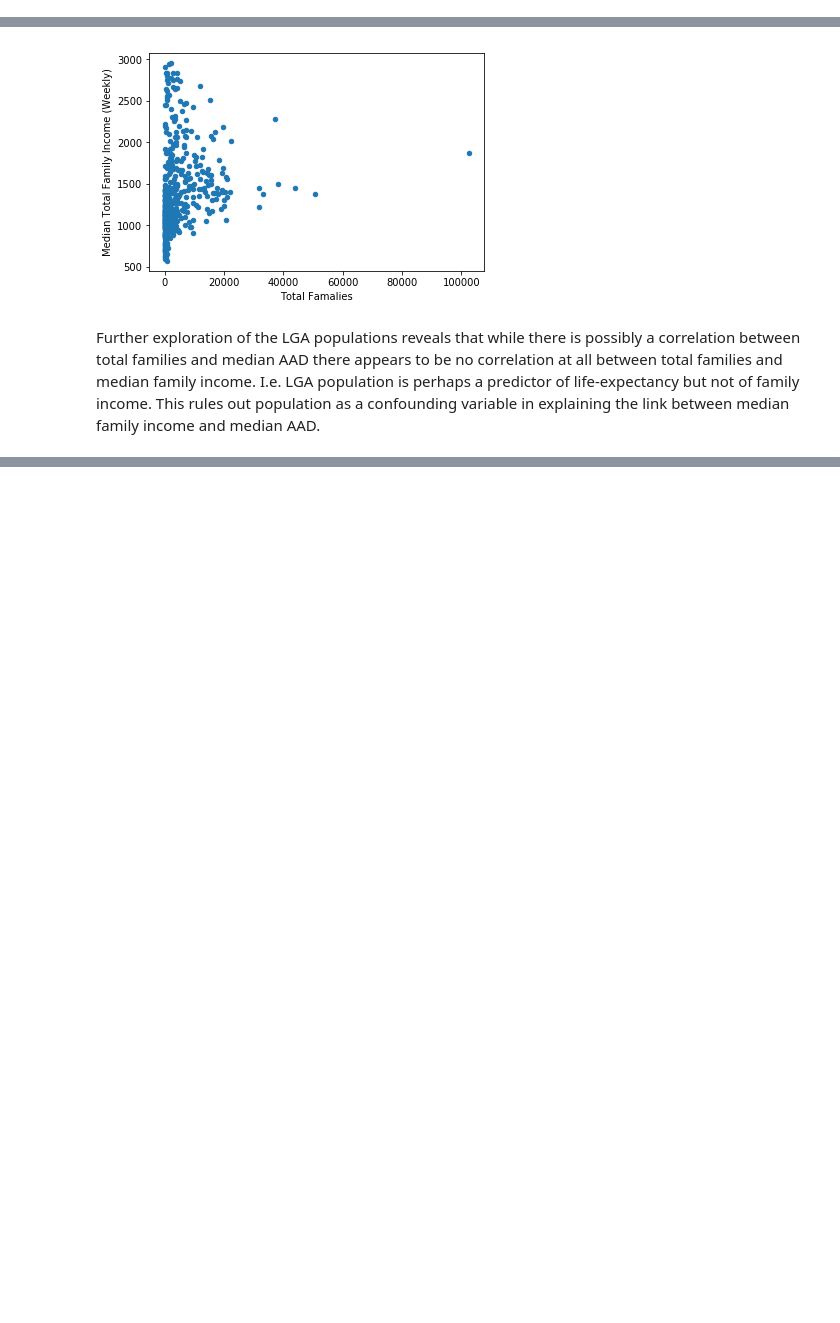
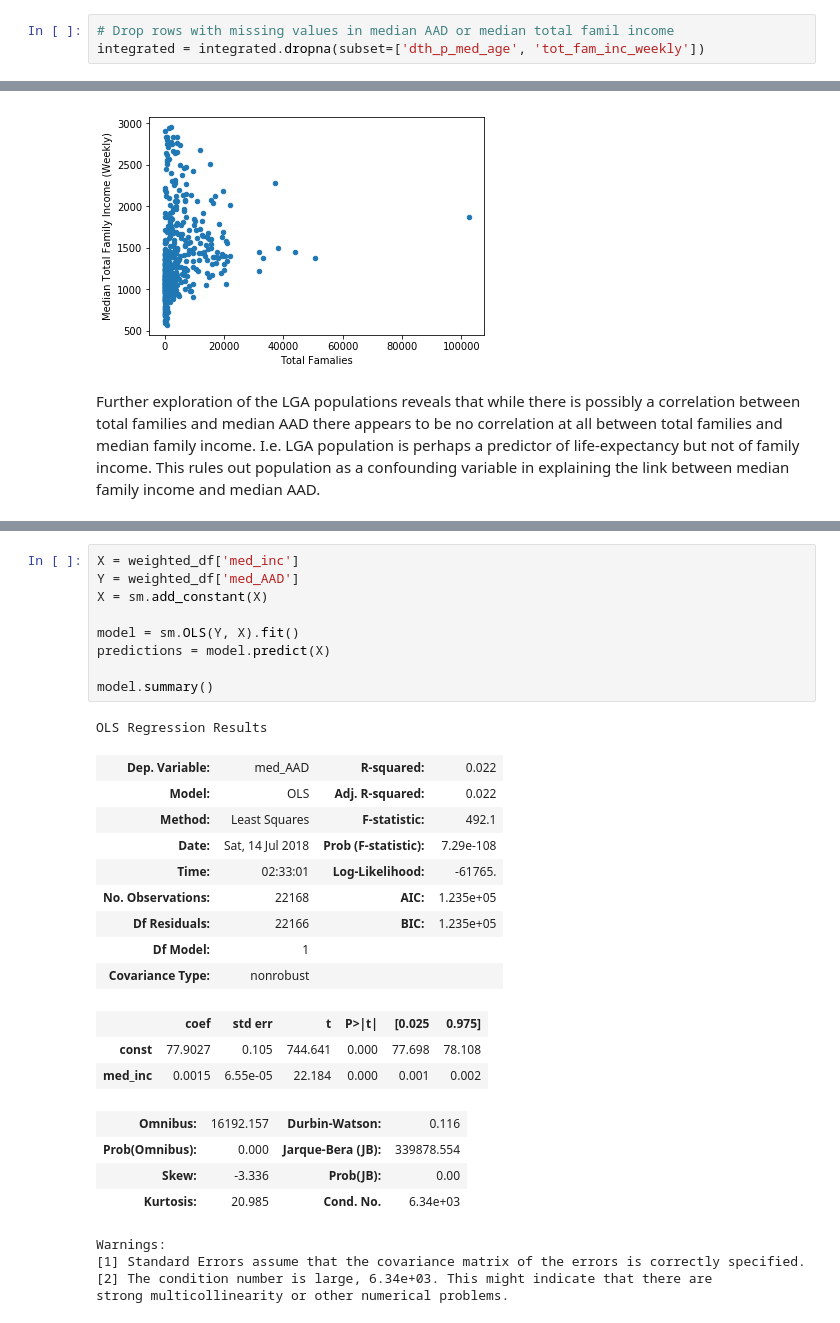
Before and after one commit to voandy/income-and-life-expectancy, a Jupyter notebook: income-life.ipynb, the cells around one changed output, grey strips where cells are left out. Saved outputs shown, nothing was run; the diff lists cells and outputs as text; blank space fills up the shorter version.

```diff
--- a/income-life.ipynb
+++ b/income-life.ipynb
@@ -47,5 +48,8 @@ integrated = integrated.drop(columns=['lga_name_y'])
 # %%
 # Create another DataFrame with no rows from the ACT
 no_act = integrated[integrated.ste_name != 'act']
+# %%
+# Drop rows with missing values in median AAD or median total famil income
+integrated = integrated.dropna(subset=['dth_p_med_age', 'tot_fam_inc_weekly'])
 # %% [markdown]
 ## Analysis
@@ -137,0 +175,31 @@ Australia's guaranteed universal healthcare through Medicare and its high minimu
+# %%
+X = weighted_df['med_inc']
+Y = weighted_df['med_AAD']
+X = sm.add_constant(X)
+
+model = sm.OLS(Y, X).fit()
+predictions = model.predict(X)
+
+model.summary()
+# %% [output]
+OLS Regression Results
+| Dep. Variable: | med_AAD | R-squared: | 0.022 |
+| Model: | OLS | Adj. R-squared: | 0.022 |
+| Method: | Least Squares | F-statistic: | 492.1 |
+| Date: | Sat, 14 Jul 2018 | Prob (F-statistic): | 7.29e-108 |
+| Time: | 02:33:01 | Log-Likelihood: | -61765. |
+| No. Observations: | 22168 | AIC: | 1.235e+05 |
+| Df Residuals: | 22166 | BIC: | 1.235e+05 |
+| Df Model: | 1 |  |  |
+| Covariance Type: | nonrobust |  |  |
+|  | coef | std err | t | P>|t| | [0.025 | 0.975] |
+| const | 77.9027 | 0.105 | 744.641 | 0.000 | 77.698 | 78.108 |
+| med_inc | 0.0015 | 6.55e-05 | 22.184 | 0.000 | 0.001 | 0.002 |
+| Omnibus: | 16192.157 | Durbin-Watson: | 0.116 |
+| Prob(Omnibus): | 0.000 | Jarque-Bera (JB): | 339878.554 |
+| Skew: | -3.336 | Prob(JB): | 0.00 |
+| Kurtosis: | 20.985 | Cond. No. | 6.34e+03 |
+Warnings:
+[1] Standard Errors assume that the covariance matrix of the errors is correctly specified.
+[2] The condition number is large, 6.34e+03. This might indicate that there are
+strong multicollinearity or other numerical problems.
```
Also changed, not shown: parts of 21 cells of this notebook.
